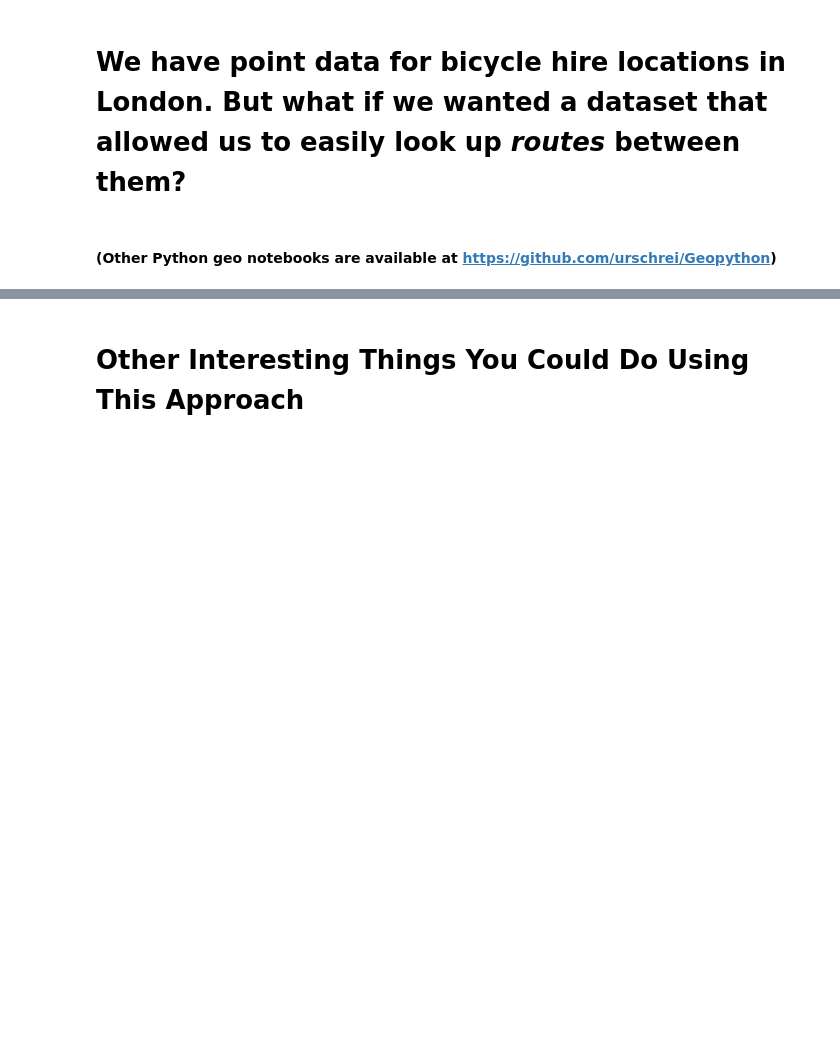
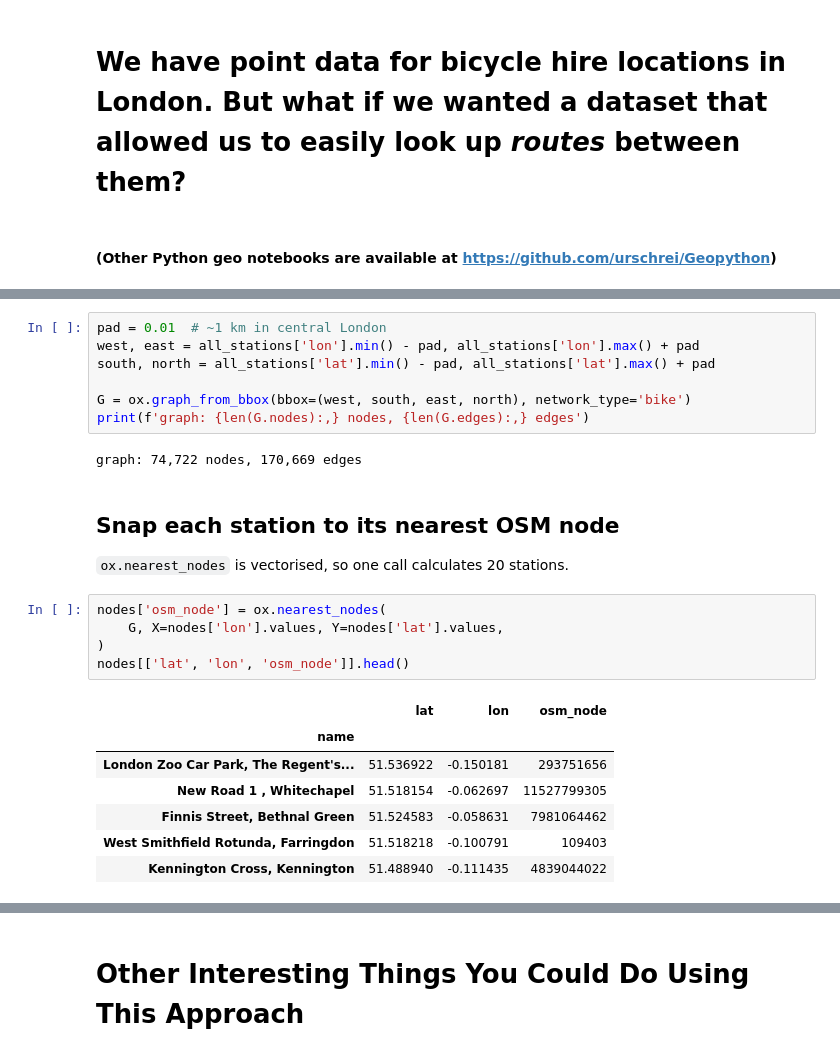
Before and after one commit to urschrei/Geopython, a Jupyter notebook: bikepath.ipynb, the cells around one changed output, grey strips where cells are left out. Cells and saved outputs as stored; diff of their text form; blank space fills up the shorter version.

```diff
--- a/bikepath.ipynb
+++ b/bikepath.ipynb
@@ -445,0 +103,26 @@ histax.grid(None)
+# %%
+pad = 0.01  # ~1 km in central London
+west, east = all_stations['lon'].min() - pad, all_stations['lon'].max() + pad
+south, north = all_stations['lat'].min() - pad, all_stations['lat'].max() + pad
+
+G = ox.graph_from_bbox(bbox=(west, south, east, north), network_type='bike')
+print(f'graph: {len(G.nodes):,} nodes, {len(G.edges):,} edges')
+# %% [output]
+graph: 74,722 nodes, 170,669 edges
+# %% [markdown]
+## Snap each station to its nearest OSM node
+
+`ox.nearest_nodes` is vectorised, so one call calculates 20 stations.
+# %%
+nodes['osm_node'] = ox.nearest_nodes(
+    G, X=nodes['lon'].values, Y=nodes['lat'].values,
+)
+nodes[['lat', 'lon', 'osm_node']].head()
+# %% [output]
+|  | lat | lon | osm_node |
+| name |  |  |  |
+| London Zoo Car Park, The Regent's... | 51.536922 | -0.150181 | 293751656 |
+| New Road 1 , Whitechapel | 51.518154 | -0.062697 | 11527799305 |
+| Finnis Street, Bethnal Green | 51.524583 | -0.058631 | 7981064462 |
+| West Smithfield Rotunda, Farringdon | 51.518218 | -0.100791 | 109403 |
+| Kennington Cross, Kennington | 51.488940 | -0.111435 | 4839044022 |
```
Also changed, not shown: parts of 80 cells of this notebook, 7 other files.
